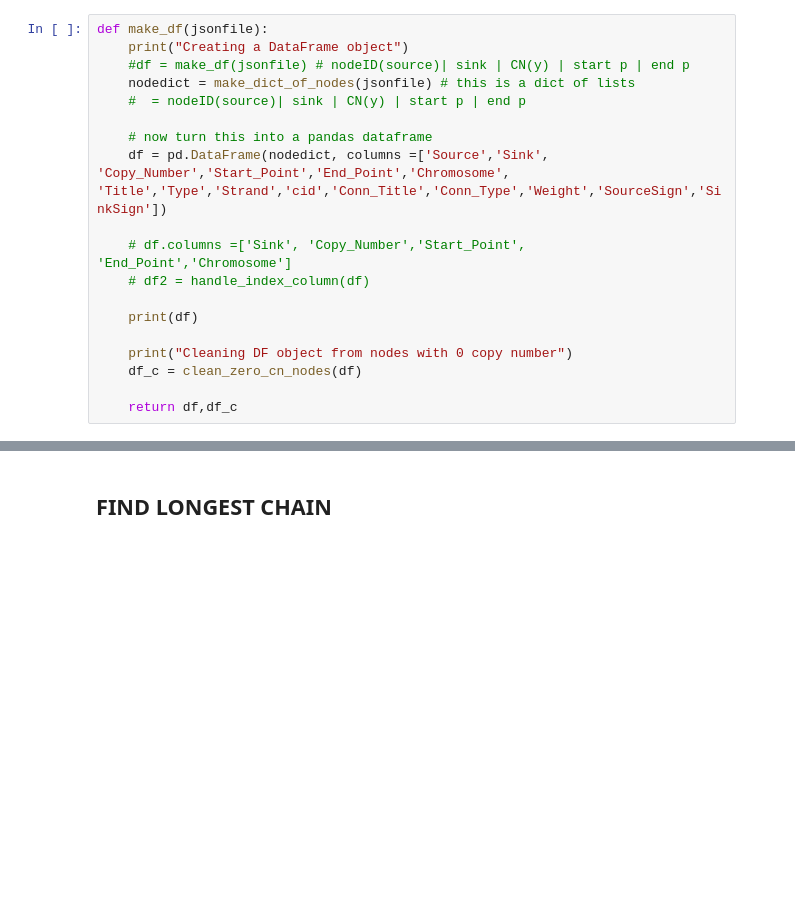
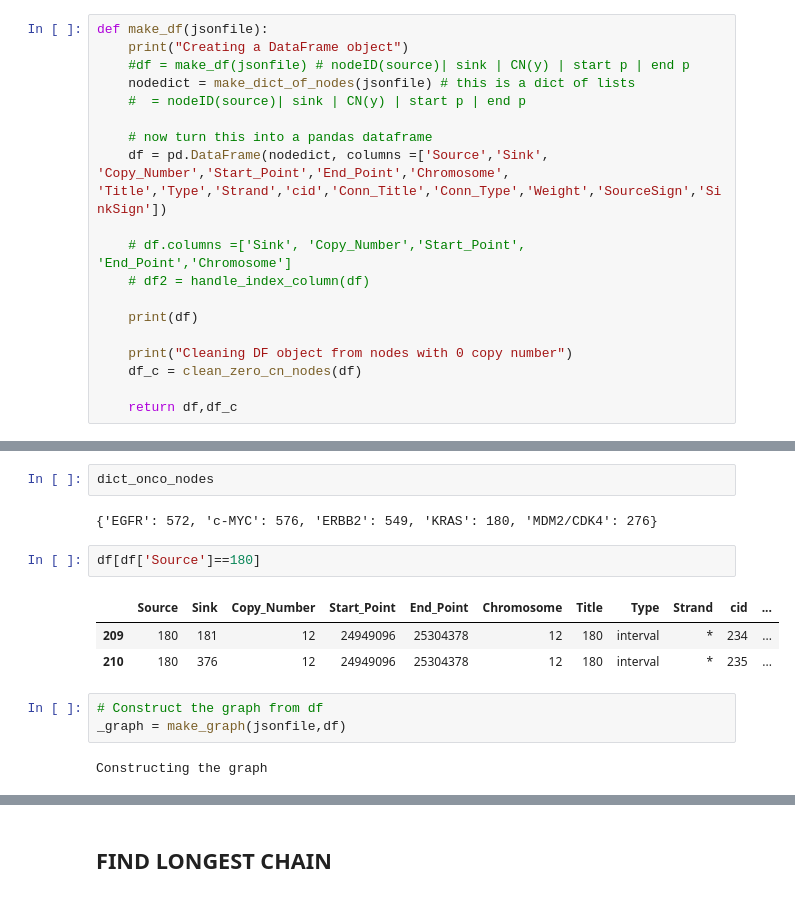
Before and after one commit to mesut-unal/SVGraphs, a Jupyter notebook: network_modular.ipynb, the cells around one changed output, grey strips where cells are left out. Saved outputs shown, nothing was run; the diff lists cells and outputs as text; blank space fills up the shorter version.

```diff
--- a/network_modular.ipynb
+++ b/network_modular.ipynb
@@ -441,3 +529,18 @@ check_oncone_cov(df)
+# %%
+dict_onco_nodes
+# %% [output]
+{'EGFR': 572, 'c-MYC': 576, 'ERBB2': 549, 'KRAS': 180, 'MDM2/CDK4': 276}
+# %%
+df[df['Source']==180]
+# %% [output]
+|  | Source | Sink | Copy_Number | Start_Point | End_Point | Chromosome | Title | Type | Strand | cid | ... |
+| 209 | 180 | 181 | 12 | 24949096 | 25304378 | 12 | 180 | interval | * | 234 | ... |
+| 210 | 180 | 376 | 12 | 24949096 | 25304378 | 12 | 180 | interval | * | 235 | ... |
+# %%
+# Construct the graph from df
+_graph = make_graph(jsonfile,df)
+# %% [output]
+Constructing the graph
 # %%
 _path,_diameter = find_a_chain(_graph,df)
 # %% [output]
```
Also changed, not shown: parts of 43 cells of this notebook.
